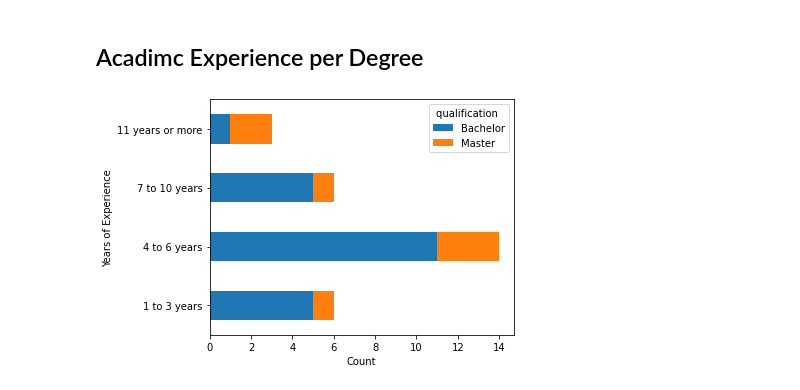
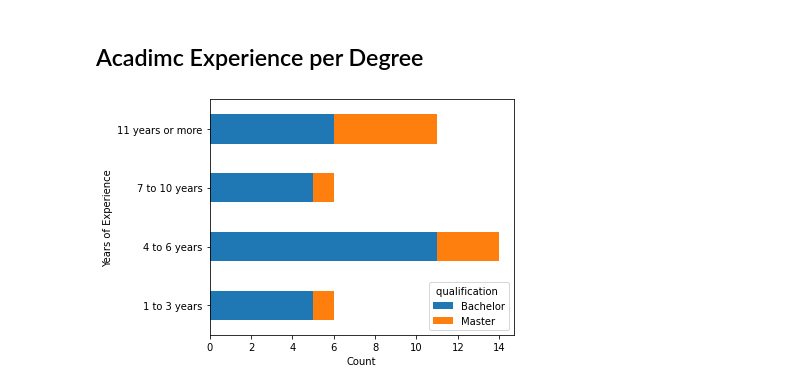
Before and after one commit to eng-aomar/Security_in_practice, a Jupyter notebook: security_in_practice.ipynb, the cells around one changed output. Drawn from its saved outputs; the diff is of its cells as text; code cells hidden in the pictures.

```diff
--- a/security_in_practice.ipynb
+++ b/security_in_practice.ipynb
@@ -243,17 +243,17 @@ fig2.savefig(image_name, format=image_format, dpi=1200)
 # %%
 #df_responses.groupby(['years_of_experince', 'qualification ']).size().unstack().plot(kind='bar', stacked=True, figsize=(15, 5))
 
-category= pd.cut(df_responses.years_of_experince,bins=[1,3,6,10,11],labels=['1 to 3 years','4 to 6 years','7 to 10 years','11 years or more'])
-#df_responses.insert(3,'Experience_category',category)
+category= pd.cut(df_responses.years_of_experince,bins=[1,3,6,10,30],labels=['1 to 3 years','4 to 6 years','7 to 10 years','11 years or more'])
+df_responses.insert(3,'Experience_category',category)
 df_responses['Experience_category'].value_counts()
 
 df_responses.groupby(['Experience_category', 'qualification ']).size().unstack().plot(kind='barh', stacked=True,xlabel='Years of Experience')
 #plot_sws = ax3.barh(df_responses.groupby(['Experience_category', 'qualification ']).size().unstack(),stacked=True )
 plt.xlabel('Count')
 plt.tight_layout() # to get full text labels when saving the figures
 #calculate_bar_values(plot_sws, ax3) # display values on bar head
 plt.show()
 image_name= 'academic_degree11.svg'
-fig3.savefig(image_name, format=image_format, dpi=1200)
+#fig3.savefig(image_name, format=image_format, dpi=1200)
 # %% [output]
-[figure, old version]
+[figure, new version]
```
Also changed, not shown: parts of 13 cells of this notebook.
